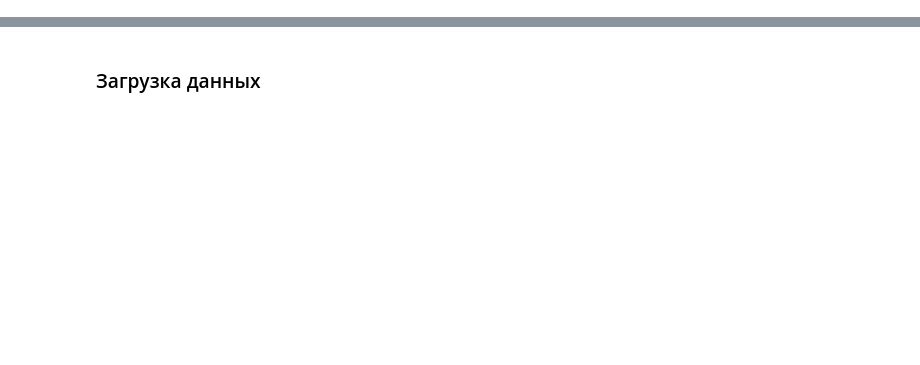
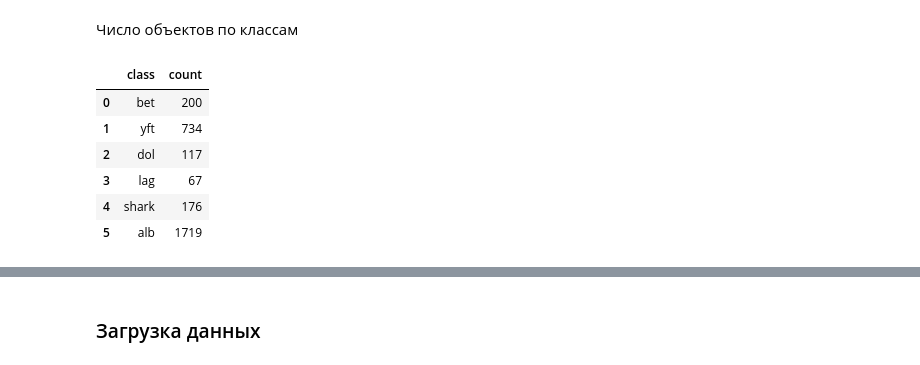
Before and after one commit to msavilov/Computer_Vision, a Jupyter notebook: 3_Segmentation_and_detection/segmentation_and_detection.ipynb, the cells around one changed output, grey strips where cells are left out. Saved outputs shown, nothing was run; the diff lists cells and outputs as text; code cells hidden in the pictures; blank space fills up the shorter version.

```diff
--- a/3_Segmentation_and_detection/segmentation_and_detection.ipynb
+++ b/3_Segmentation_and_detection/segmentation_and_detection.ipynb
@@ -37,0 +96,14 @@ from tqdm.notebook import tqdm
+# %% [markdown]
+Число объектов по классам
+# %%
+pd.DataFrame(
+    [(k, len(v)) for k, v in boxes.items()],
+    columns=['class', 'count'])
+# %% [output]
+|  | class | count |
+| 0 | bet | 200 |
+| 1 | yft | 734 |
+| 2 | dol | 117 |
+| 3 | lag | 67 |
+| 4 | shark | 176 |
+| 5 | alb | 1719 |
```
Also changed, not shown: parts of 100 cells of this notebook.
